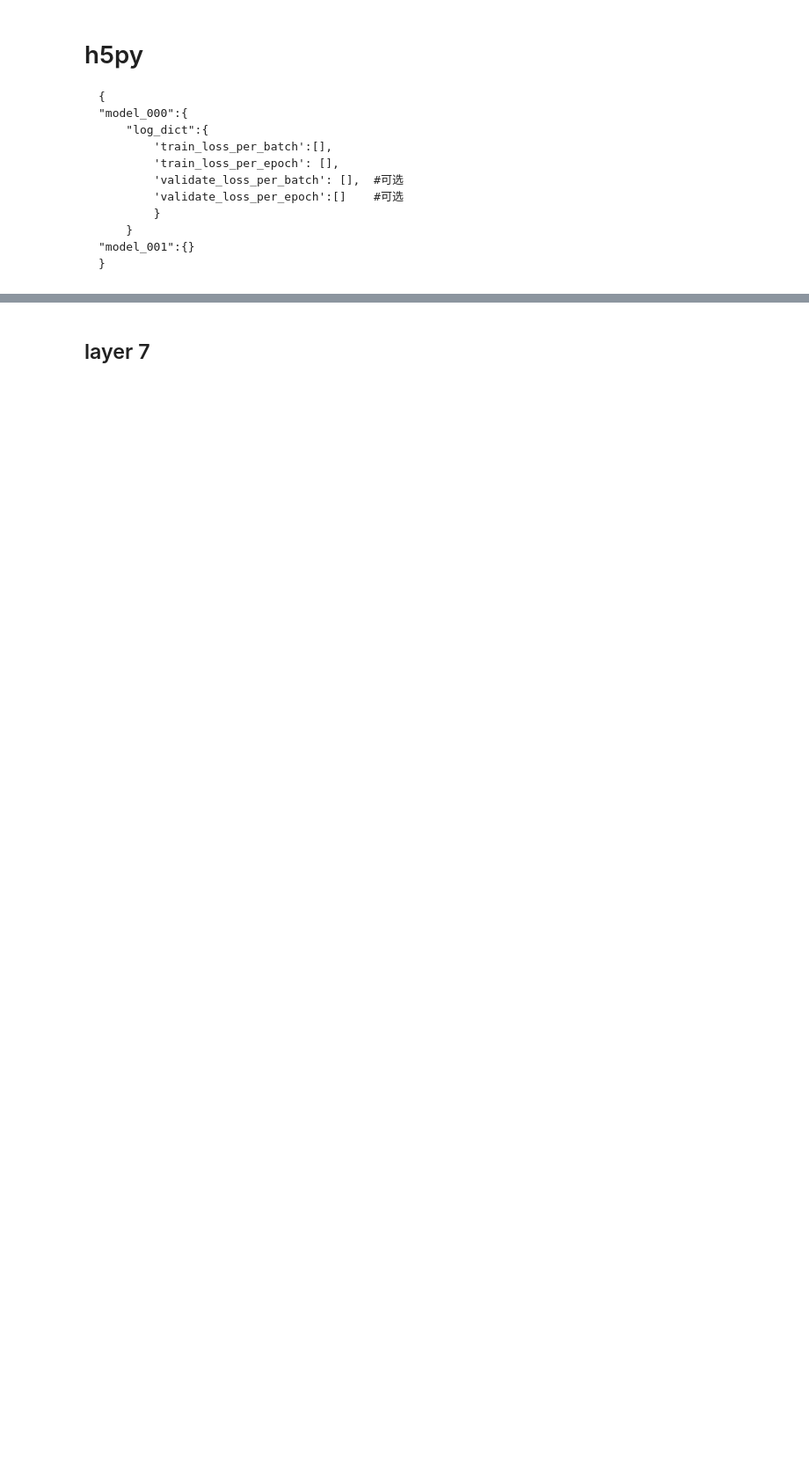
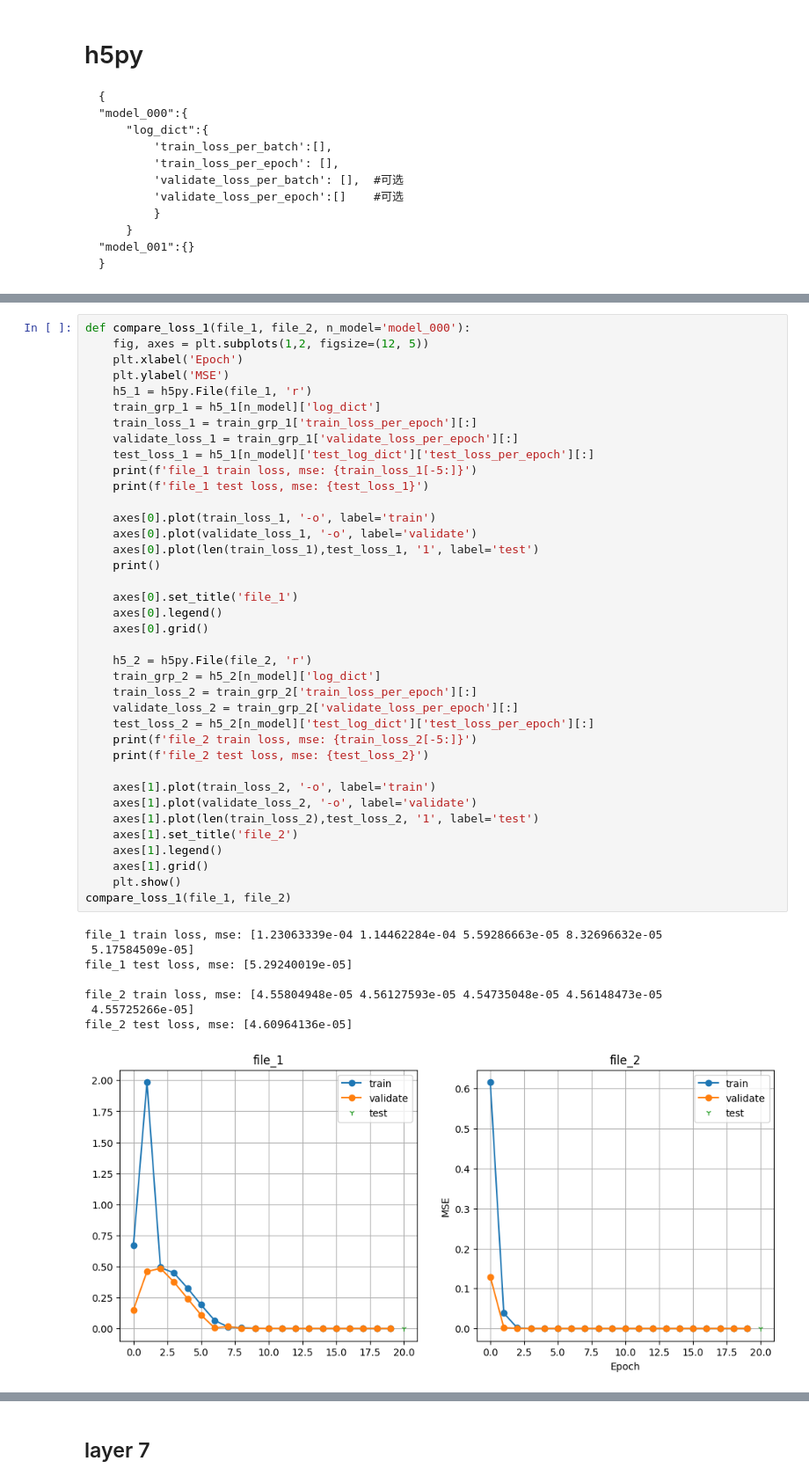
Before and after one commit to Tinrry/anderson, a Jupyter notebook: model_test.ipynb, the cells around one changed output, grey strips where cells are left out. Shown: that part at 88% size. Cells and saved outputs as stored; diff of their text form; blank space fills up the shorter version.

```diff
--- a/model_test.ipynb
+++ b/model_test.ipynb
@@ -138,3 +119,50 @@ def subfigure_loss(file, title, n_model='model_000'):
     # fig.savefig(savename + '.png')
     plt.show()
     h5.close()
+# %%
+def compare_loss_1(file_1, file_2, n_model='model_000'):
+    fig, axes = plt.subplots(1,2, figsize=(12, 5))
+    plt.xlabel('Epoch')
+    plt.ylabel('MSE')
+    h5_1 = h5py.File(file_1, 'r')
+    train_grp_1 = h5_1[n_model]['log_dict']
+    train_loss_1 = train_grp_1['train_loss_per_epoch'][:]
+    validate_loss_1 = train_grp_1['validate_loss_per_epoch'][:]
+    test_loss_1 = h5_1[n_model]['test_log_dict']['test_loss_per_epoch'][:]
+    print(f'file_1 train loss, mse: {train_loss_1[-5:]}')
+    print(f'file_1 test loss, mse: {test_loss_1}')
+
+    axes[0].plot(train_loss_1, '-o', label='train')
+    axes[0].plot(validate_loss_1, '-o', label='validate')
+    axes[0].plot(len(train_loss_1),test_loss_1, '1', label='test')
+    print()
+
+    axes[0].set_title('file_1')
+    axes[0].legend()
+    axes[0].grid()
+
+    h5_2 = h5py.File(file_2, 'r')
+    train_grp_2 = h5_2[n_model]['log_dict']
+    train_loss_2 = train_grp_2['train_loss_per_epoch'][:]
+    validate_loss_2 = train_grp_2['validate_loss_per_epoch'][:]
+    test_loss_2 = h5_2[n_model]['test_log_dict']['test_loss_per_epoch'][:]
+    print(f'file_2 train loss, mse: {train_loss_2[-5:]}')
+    print(f'file_2 test loss, mse: {test_loss_2}')
+
+    axes[1].plot(train_loss_2, '-o', label='train')
+    axes[1].plot(validate_loss_2, '-o', label='validate')
+    axes[1].plot(len(train_loss_2),test_loss_2, '1', label='test')
+    axes[1].set_title('file_2')
+    axes[1].legend()
+    axes[1].grid()
+    plt.show()
+compare_loss_1(file_1, file_2)
+# %% [output]
+file_1 train loss, mse: [1.23063339e-04 1.14462284e-04 5.59286663e-05 8.32696632e-05
+ 5.17584509e-05]
+file_1 test loss, mse: [5.29240019e-05]
+
+file_2 train loss, mse: [4.55804948e-05 4.56127593e-05 4.54735048e-05 4.56148473e-05
+ 4.55725266e-05]
+file_2 test loss, mse: [4.60964136e-05]
+[figure, added]
```
Also changed, not shown: parts of 24 cells of this notebook, 7 other files.
